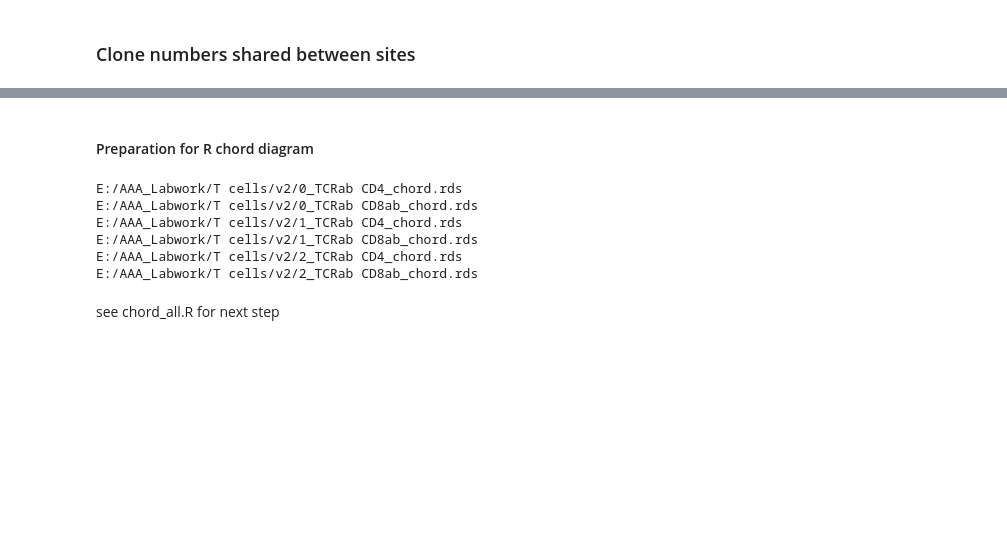
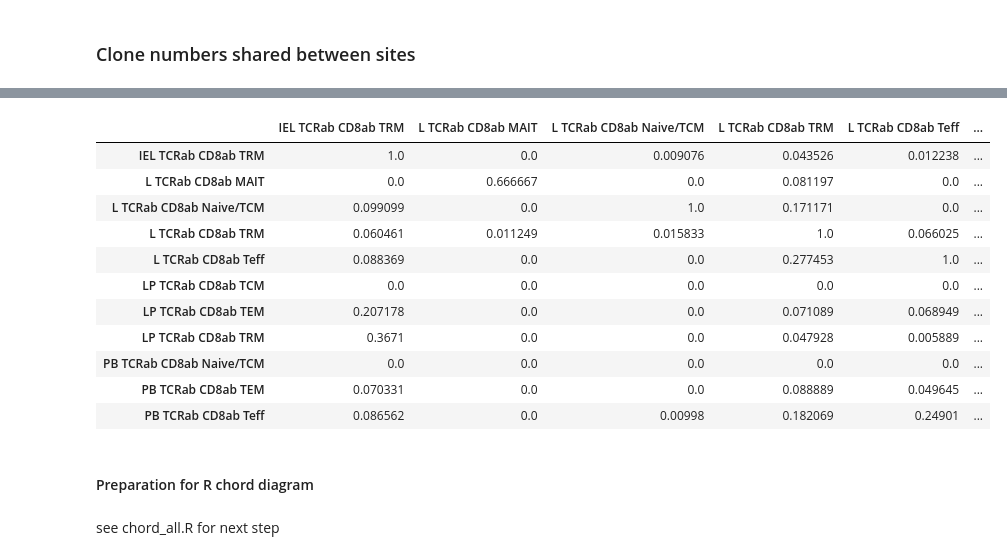
Before and after one commit to Ran-x2/gut-liver-TRM, a Jupyter notebook: cross_sites_clonal_analysis.ipynb, the cells around one changed output, grey strips where cells are left out. Cells and saved outputs as stored; diff of their text form; code cells hidden in the pictures; blank space fills up the shorter version.

```diff
--- a/cross_sites_clonal_analysis.ipynb
+++ b/cross_sites_clonal_analysis.ipynb
@@ -0,0 +23,2 @@
+# %%
+adata_ab.obs['clone_code'] = adata_ab.obs['TRAV'].astype(str).map(str)+' '+adata_ab.obs['TRBV'].astype(str).map(str)+' '+adata_ab.obs['cdr3a'].astype(str).map(str)+' '+ adata_ab.obs['cdr3b'].astype(str).map(str)
@@ -1,3 +27,12 @@
+# %%
+adata3 = adata_ab[adata_ab.obs['batch'] == '3',:]
+adata4 = adata_ab[adata_ab.obs['batch'] == '4',:]
+adata5 = adata_ab[adata_ab.obs['batch'] == '5',:]
+# %%
+adatas=[adata3,adata4,adata5]
+for i in range(3):
+    adatas[i].obs['clone'] = adatas[i].obs.groupby('clone_code').ngroup().astype('str')
+    adatas[i].obs['clone']='clone '+ adatas[i].obs['clone'].astype(str).map(str)
 # %% [markdown]
 ### Morisita overlap index heatmap
 # %%
@@ -93,3 +128,7 @@ PB   0.002580  0.000541  0.000629  1.000000
 [figure]
 # %% [markdown]
 ### Clone numbers shared between sites
+# %%
+unique_clone_counts = adata_ab.obs.groupby(['Donor ID', 'tissue+celltype'])['clone_code'].nunique()
+unique_clone_counts_table = unique_clone_counts.unstack(fill_value=0)
+unique_clone_counts_table
@@ -143,3 +181,18 @@ for i in [0,1,2]:
+# %%
+donor_clone_normalized_mean
+# %% [output]
+|  | IEL TCRab CD8ab TRM | L TCRab CD8ab MAIT | L TCRab CD8ab Naive/TCM | L TCRab CD8ab TRM | L TCRab CD8ab Teff | ... |
+| IEL TCRab CD8ab TRM | 1.0 | 0.0 | 0.009076 | 0.043526 | 0.012238 | ... |
+| L TCRab CD8ab MAIT | 0.0 | 0.666667 | 0.0 | 0.081197 | 0.0 | ... |
+| L TCRab CD8ab Naive/TCM | 0.099099 | 0.0 | 1.0 | 0.171171 | 0.0 | ... |
+| L TCRab CD8ab TRM | 0.060461 | 0.011249 | 0.015833 | 1.0 | 0.066025 | ... |
+| L TCRab CD8ab Teff | 0.088369 | 0.0 | 0.0 | 0.277453 | 1.0 | ... |
+| LP TCRab CD8ab TCM | 0.0 | 0.0 | 0.0 | 0.0 | 0.0 | ... |
+| LP TCRab CD8ab TEM | 0.207178 | 0.0 | 0.0 | 0.071089 | 0.068949 | ... |
+| LP TCRab CD8ab TRM | 0.3671 | 0.0 | 0.0 | 0.047928 | 0.005889 | ... |
+| PB TCRab CD8ab Naive/TCM | 0.0 | 0.0 | 0.0 | 0.0 | 0.0 | ... |
+| PB TCRab CD8ab TEM | 0.070331 | 0.0 | 0.0 | 0.088889 | 0.049645 | ... |
+| PB TCRab CD8ab Teff | 0.086562 | 0.0 | 0.00998 | 0.182069 | 0.24901 | ... |
 # %% [markdown]
 #### Preparation for R chord diagram
 # %%
@@ -149,26 +202,5 @@ for i in range(0,len(adata_all.obs['tissue+celltype'].values.categories)):
     celltype = np.unique(adata_all.obs['celltype'][adata_all.obs['tissue+celltype'] == tissue_celltype])[0]
     color_id = np.where(adata_all.obs['celltype'].values.categories == celltype)[0][0]
     color_dict[adata_all.obs['tissue+celltype'].values.categories[i]] = celltype_palette[color_id]
-# %%
-for i in [0,1,2]:
-    for gtype in ['TCRab CD4','TCRab CD8ab']:
-        filename = 'E:/AAA_Labwork/T cells/v2/'+str(i)+'_'+gtype+'_chord.rds'
-        print(filename)
-        saved_result = results[str(i)+'_'+gtype+'_migration_counts_df'].values
-        saved_result[saved_result<3]=0
-        names =  results[str(i)+'_'+gtype+'_migration_counts_df'].columns
-        %R -i saved_result
-        %R -i names
-        %R -i filename
-        %R rownames(saved_result) = names
-        %R colnames(saved_result) = names
-        %R saveRDS(saved_result, file = filename)
-# %% [output]
-E:/AAA_Labwork/T cells/v2/0_TCRab CD4_chord.rds
-E:/AAA_Labwork/T cells/v2/0_TCRab CD8ab_chord.rds
-E:/AAA_Labwork/T cells/v2/1_TCRab CD4_chord.rds
-E:/AAA_Labwork/T cells/v2/1_TCRab CD8ab_chord.rds
-E:/AAA_Labwork/T cells/v2/2_TCRab CD4_chord.rds
-E:/AAA_Labwork/T cells/v2/2_TCRab CD8ab_chord.rds
 # %% [markdown]
 see chord_all.R for next step
```
Also changed, not shown: parts of 13 cells of this notebook, 15 other files.
